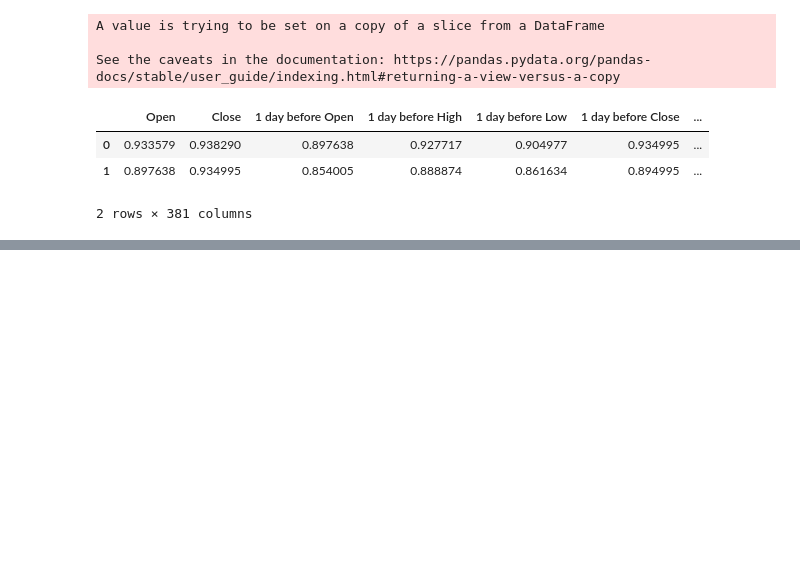
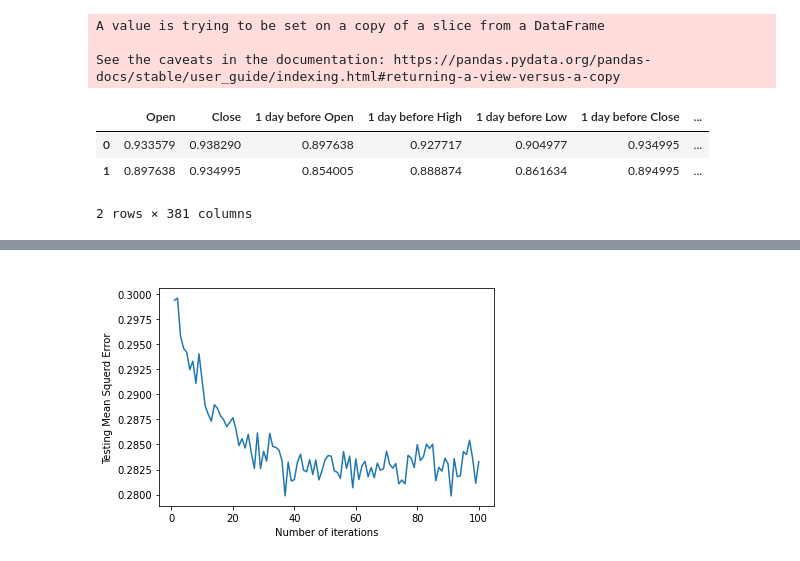
Before and after one commit to Eliot100/DJIA-stock-project, a Jupyter notebook: DJIA_stock_project.ipynb, the cells around one changed output, grey strips where cells are left out. Drawn from its saved outputs; the diff is of its cells as text; code cells hidden in the pictures; blank space fills up the shorter version.

```diff
--- a/DJIA_stock_project.ipynb
+++ b/DJIA_stock_project.ipynb
@@ -115,0 +120,11 @@ df_final.head(2)
+# %%
+features = x_train.shape[1]
+x = tf.placeholder(tf.float32, shape=[x_train.shape[0],x_train.shape[1]])
+y_ = tf.placeholder(tf.float32, shape=[y_train.shape[0],y_train.shape[1]])
+W = tf.Variable(tf.zeros([features,1]))
+b = tf.Variable(tf.zeros([1]))
+predict = tf.matmul(x,W) + b
+loss = tf.reduce_mean(tf.pow(predict - y_, 2))
+update = tf.train.GradientDescentOptimizer(0.005).minimize(loss)
+data_x = x_train.to_numpy()
+data_y = y_train
@@ -115,0 +134,5 @@ df_final.head(2)
+# %%
+for i in range(0,5000):
+    sess.run(update, feed_dict = {x:data_x, y_:data_y})
+    # if i+1 % 10 == 0 :
+    #     print('Iteration:' , i+1 , ' W(1->5):' , sess.run(W[0:5]) , ' b:' , sess.run(b), ' loss:', loss.eval(session=sess, feed_dict = {x:data_x, y_:data_y}))
@@ -138,7 +163,0 @@ data_y = y_train
-# %%
-sess = tf.Session()
-sess.run(tf.global_variables_initializer())
-for i in range(0,100000):
-    sess.run(update, feed_dict = {x:data_x, y_:data_y})
-    if i % 10 == 0 :
-        print('Iteration:' , i , ' W:' , sess.run(W) , ' b:' , sess.run(b), ' loss:', loss.eval(session=sess, feed_dict = {x:data_x, y_:data_y}))
@@ -177,0 +168,9 @@ mse
+# %%
+# https://stackoverflow.com/questions/40994583/how-to-implement-tensorflows-next-batch-for-own-data
+def next_batch(num, data, labels):
+    data['y'] = labels
+    data = data.sample(num)
+    data_shuffle = data.sample(num)
+    labels_shuffle = np.array(data['y'], ndmin=2)
+    return np.asarray(data_shuffle), np.asarray(labels_shuffle).reshape((data.shape[0], 1))
+batch_xs, batch_ys = next_batch(batch_size, x_train, y_train)
@@ -177,0 +266,11 @@ mse
+# %%
+iter = np.arange(1,101)
+plt.title(' ')
+plt.plot(iter, losses)
+# plt.plot(estimators, train_accuracy, label='Training accuracy')
+# plt.legend()
+plt.xlabel('Number of iterations')
+plt.ylabel('Testing Mean Squerd Error')
+plt.show()
+# %% [output]
+[figure, added]
```
Also changed, not shown: parts of 22 cells of this notebook.
